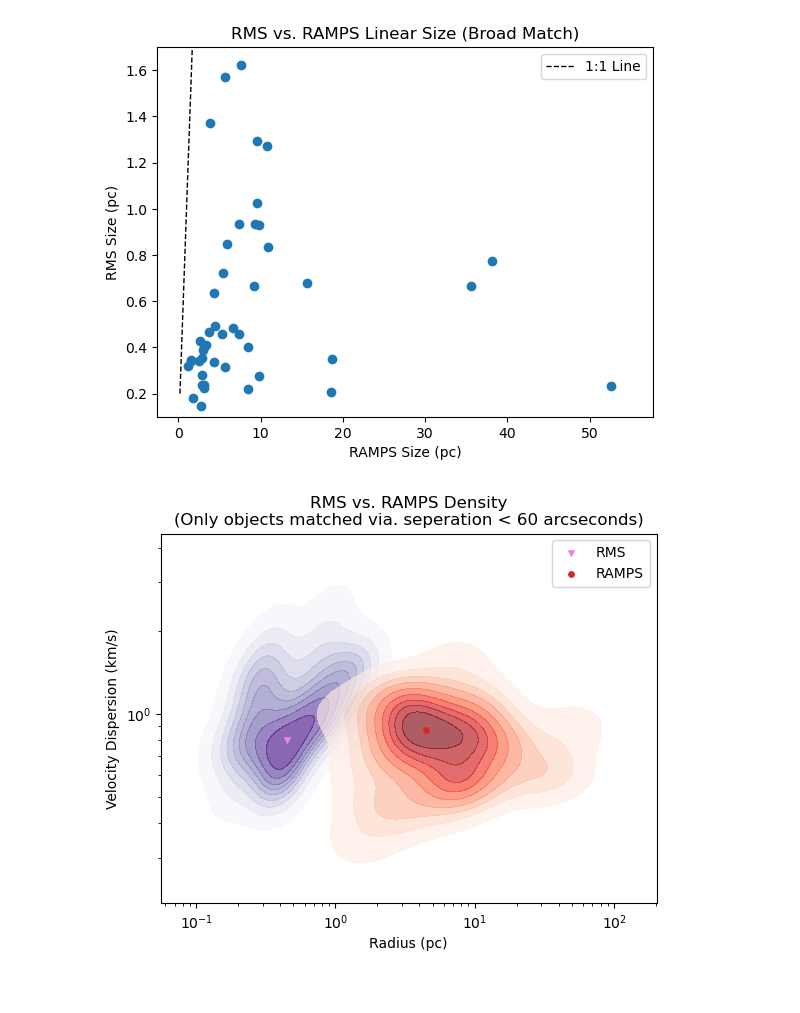
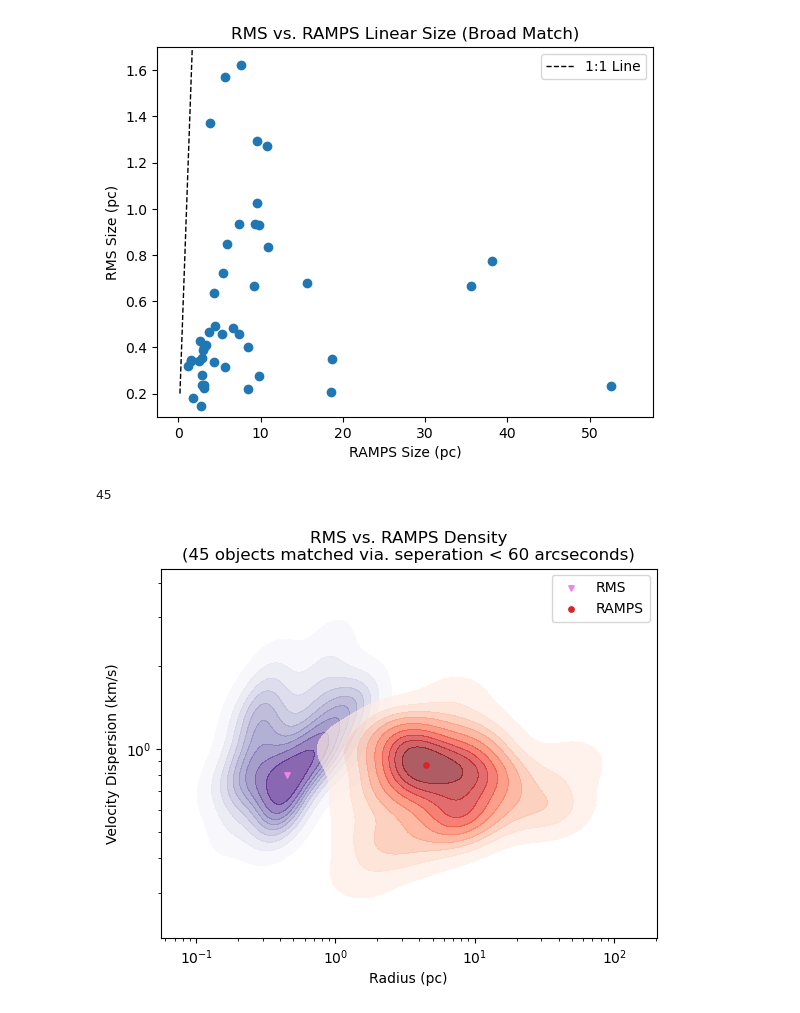
Before and after one commit to harrisonfwest/GBO-REU, a Jupyter notebook: RMS-RAMPS-Crossmatch.ipynb, the cells around one changed output. Drawn from its saved outputs; the diff is of its cells as text; code cells hidden in the pictures.

Commit message:
matched density plot

```diff
--- a/RMS-RAMPS-Crossmatch.ipynb
+++ b/RMS-RAMPS-Crossmatch.ipynb
@@ -139,26 +141,30 @@ plt.ylim(0.1, 1.7)
 plt.show()
 # %% [output]
 [figure]
+# %%
+print(len(matching_DF_broad))
+# %% [output]
+45
 # %%
 hist_bins = np.logspace(0.01, 100)
 
 fig, ax = plt.subplots()
 plt.loglog()
 
 sns.kdeplot(x = matching_DF_broad['RMS Size (pc)'], y = matching_DF_broad['RMS Dispersion (km/s)'], fill = True, cmap = 'Purples', cbar = False, alpha = 0.65)
 sns.kdeplot(x = matching_DF_broad['RAMPS Size (pc)'], y = matching_DF_broad['RAMPS Dispersion (km/s)'], fill = True, cmap = 'Reds', cbar = False, alpha = 0.65)
 
 plt.scatter(.45, .8, s=15, color='violet', label='RMS', marker='v')
 plt.scatter(4.5, .87, s = 15, marker = 'o', color = 'tab:red', label = 'RAMPS')
 
 
 plt.xlabel('Radius (pc)')
 plt.ylabel('Velocity Dispersion (km/s)')
 ax.legend()
-plt.title('RMS vs. RAMPS Density\n(Only objects matched via. seperation < 60 arcseconds)')
+plt.title('RMS vs. RAMPS Density\n(45 objects matched via. seperation < 60 arcseconds)')
 
 # plt.show()
 
 plt.savefig("/users/hfwest/GBO-REU/plots/Larson_Density4--West-Morgan.png", bbox_inches = 'tight', pad_inches = 0.1)
 # %% [output]
-[figure, old version]
+[figure, new version]
```
Also changed, not shown: parts of 1 cell of this notebook, 2 other files.
